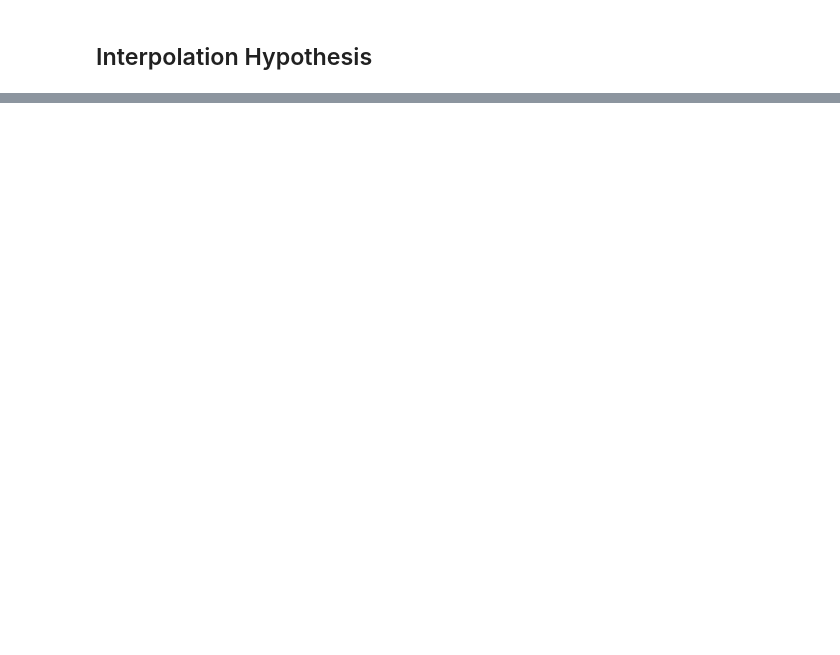
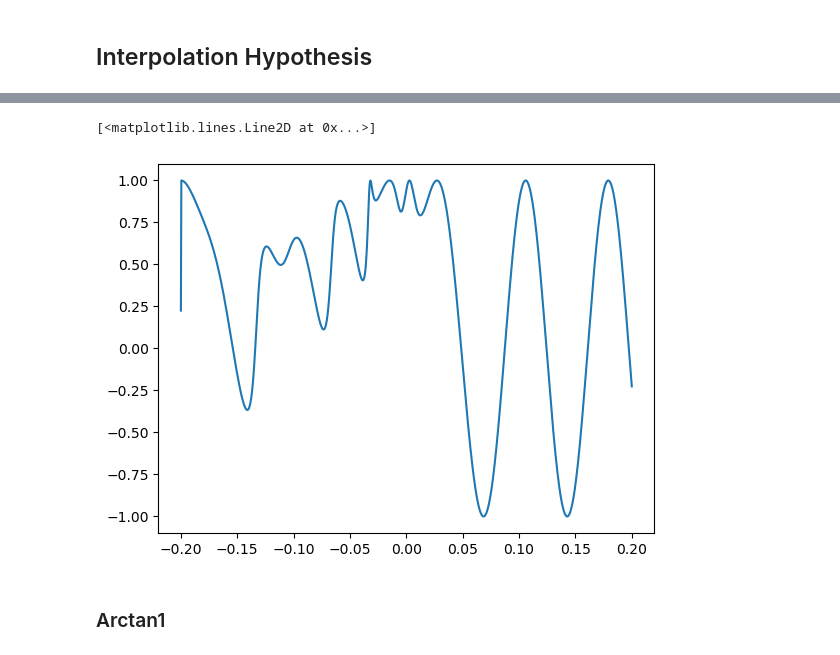
Before and after one commit to OliverQuinonez/118-Project, a Jupyter notebook: rProblem.ipynb, the cells around one changed output, grey strips where cells are left out. Drawn from its saved outputs; the diff is of its cells as text; code cells hidden in the pictures; blank space fills up the shorter version.

```diff
--- a/rProblem.ipynb
+++ b/rProblem.ipynb
@@ -173,0 +192,8 @@ plt.plot(z,ImJ3)
+# %%
+CosTerm = np.cos((2*z/b)-2*np.arctan2(2*z/b,1)+Phi)
+plt.plot(z,CosTerm)
+# %% [output]
+[<matplotlib.lines.Line2D at 0x...>]
+[figure, added]
+# %% [markdown]
+### Arctan1
```
Also changed, not shown: parts of 9 cells of this notebook, 1 other file.
